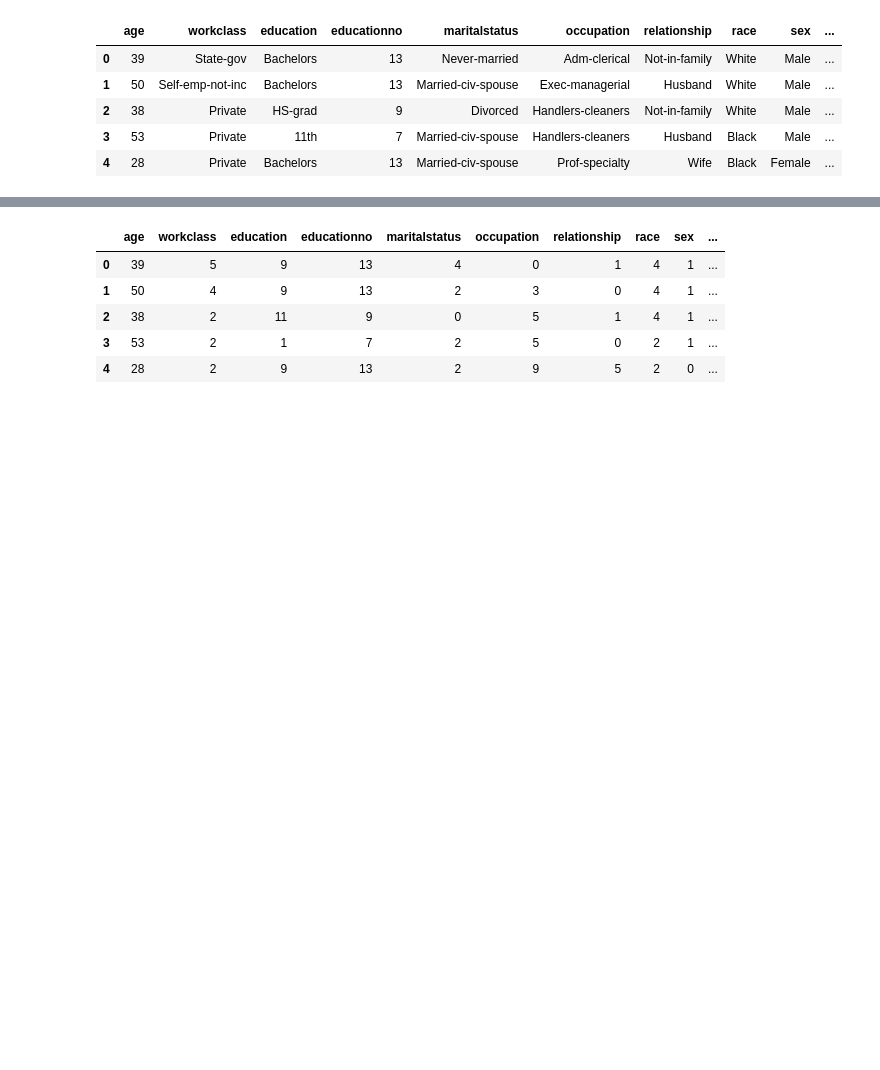
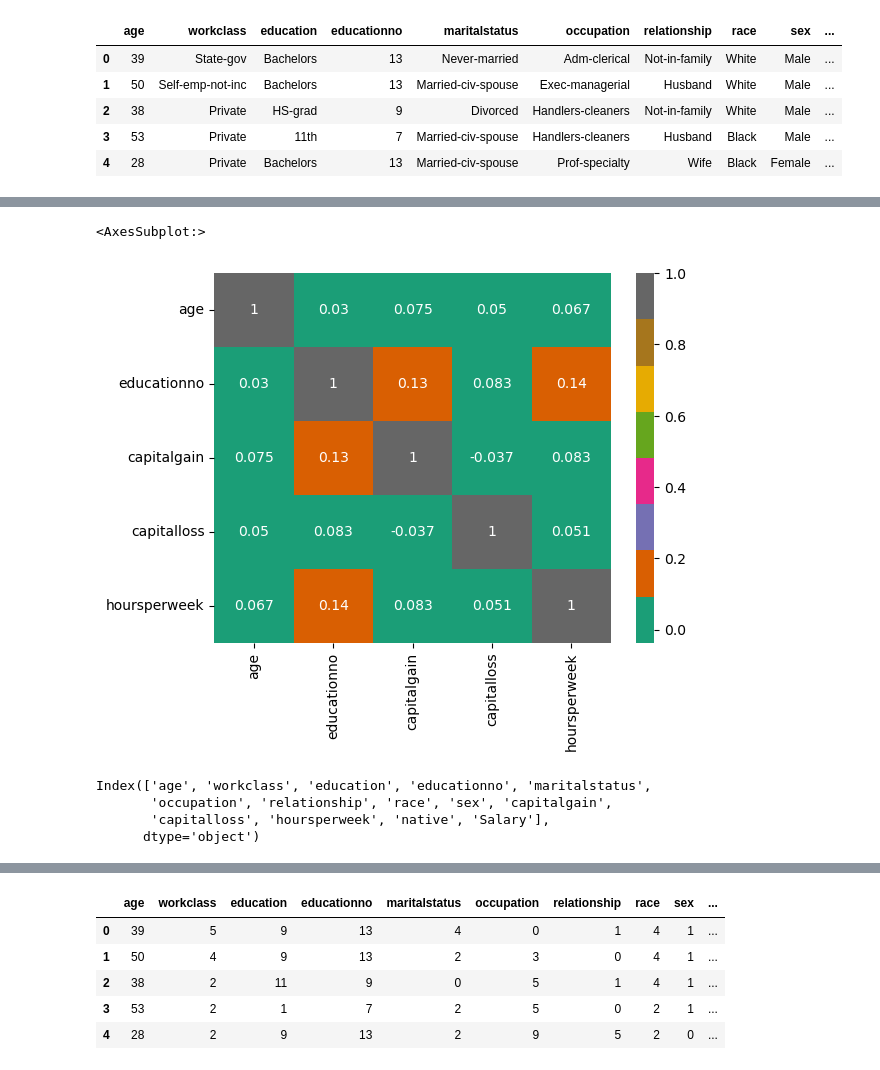
Before and after one commit to Apoorva023/Excelr-Assignment, a Jupyter notebook: Naive Bayes/Naive bayes.ipynb, the cells around one changed output, grey strips where cells are left out. Drawn from its saved outputs; the diff is of its cells as text; code cells hidden in the pictures; blank space fills up the shorter version.

```diff
--- a/Naive Bayes/Naive bayes.ipynb
+++ b/Naive Bayes/Naive bayes.ipynb
@@ -23,0 +86,12 @@ df.head()
+# %%
+sns.heatmap(data=df.corr(), annot=True, cmap='Dark2')
+# %% [output]
+<AxesSubplot:>
+[figure, added]
+# %%
+df.columns
+# %% [output]
+Index(['age', 'workclass', 'education', 'educationno', 'maritalstatus',
+       'occupation', 'relationship', 'race', 'sex', 'capitalgain',
+       'capitalloss', 'hoursperweek', 'native', 'Salary'],
+      dtype='object')
```
Also changed, not shown: parts of 16 cells of this notebook.
